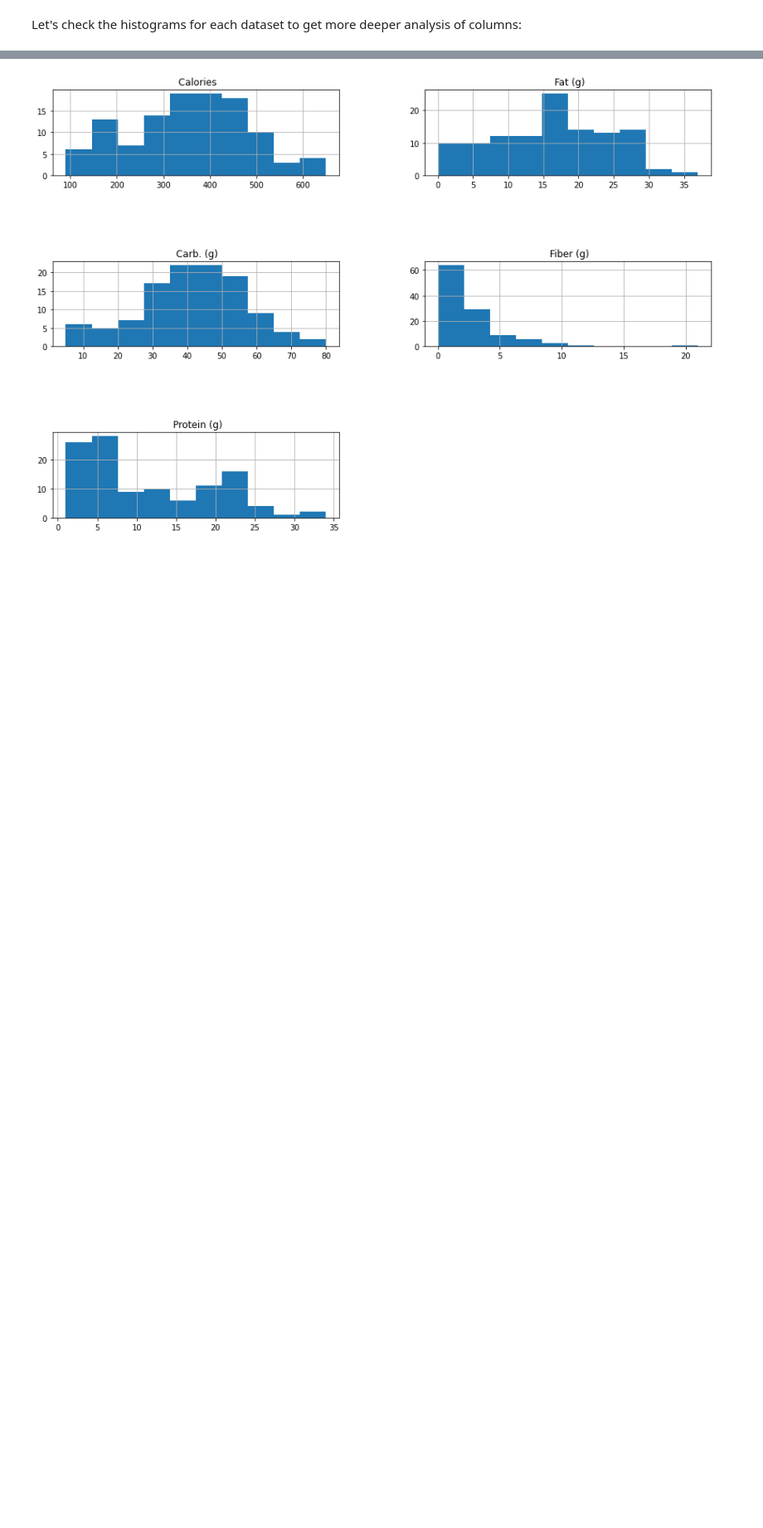
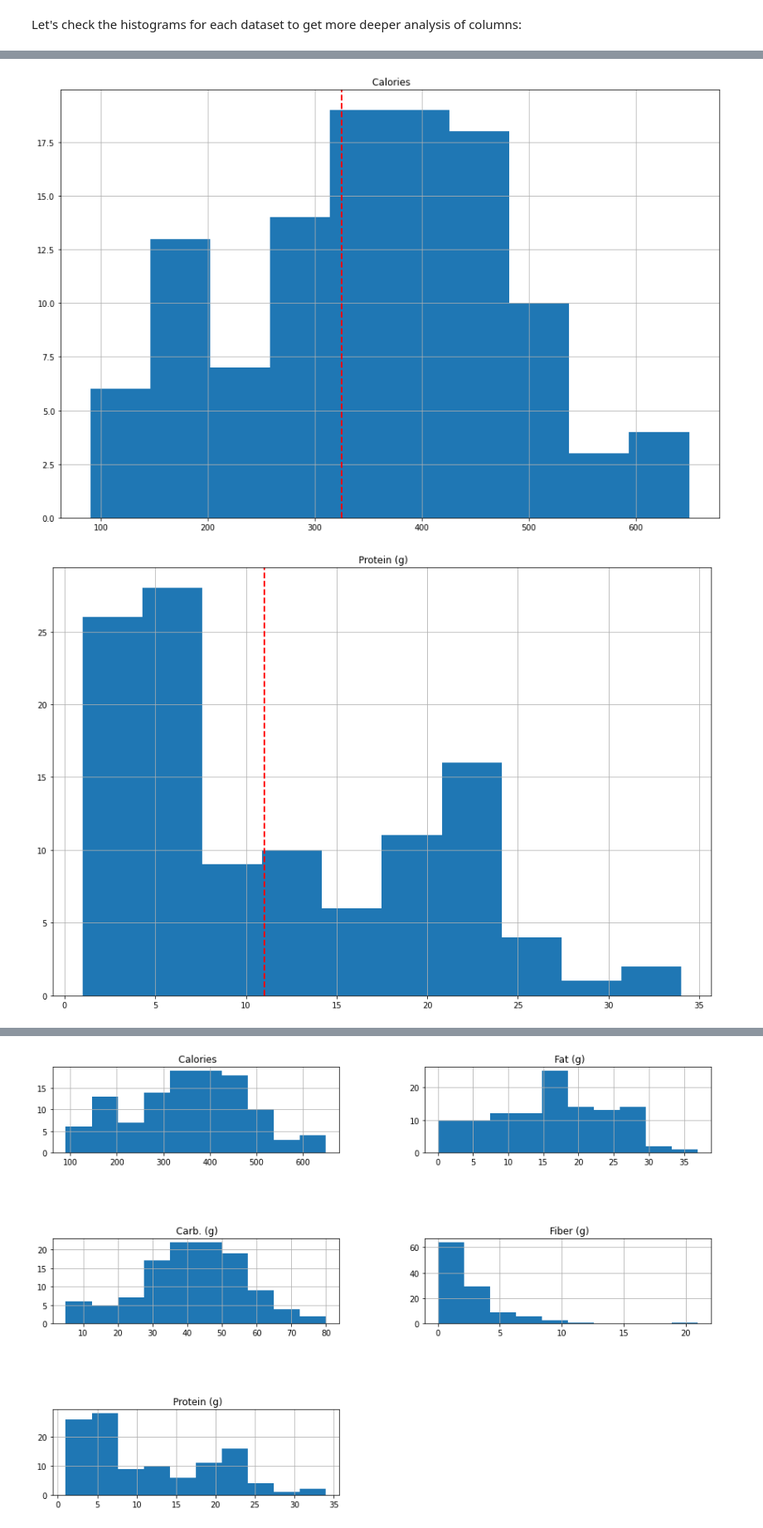
Before and after one commit to parthyadav13/Mini-Projects, a Jupyter notebook: Presentation/Storytelling/Storytelling_Python.ipynb, the cells around one changed output, grey strips where cells are left out. Shown at 83% size. Cells and saved outputs as stored; diff of their text form; code cells hidden in the pictures; blank space fills up the shorter version.

```diff
--- a/Presentation/Storytelling/Storytelling_Python.ipynb
+++ b/Presentation/Storytelling/Storytelling_Python.ipynb
@@ -171,0 +181,22 @@ Let's check the histograms for each dataset to get more deeper analysis of colum
+# %%
+# Average calories in breakfast should be 300-350(taking 325 for this case-study).
+# Average protien in breakfast should be 10-12 gms.
+# Average carbs in breakfast should be 30gms.
+avg_calories=325
+avg_protein=11
+avg_carbs=20
+
+
+starbucks_menu_nutrition_foodData.hist(column=[' Calories'],figsize=(15,10))
+plt.axvline(x=avg_calories, color='r', linestyle='dashed', linewidth=2)
+
+starbucks_menu_nutrition_foodData.hist(column=[' Protein (g)'],figsize=(15,10))
+plt.axvline(x=avg_protein, color='r', linestyle='dashed', linewidth=2)
+
+starbucks_menu_nutrition_foodData.hist(column=[' Carb. (g)'],figsize=(15,10))
+plt.axvline(x=avg_carbs, color='r', linestyle='dashed', linewidth=2)
+
+plt.subplots_adjust(hspace=1)
+# %% [output]
+[figure, added]
+[figure, added]
```
Also changed, not shown: parts of 8 cells of this notebook.
